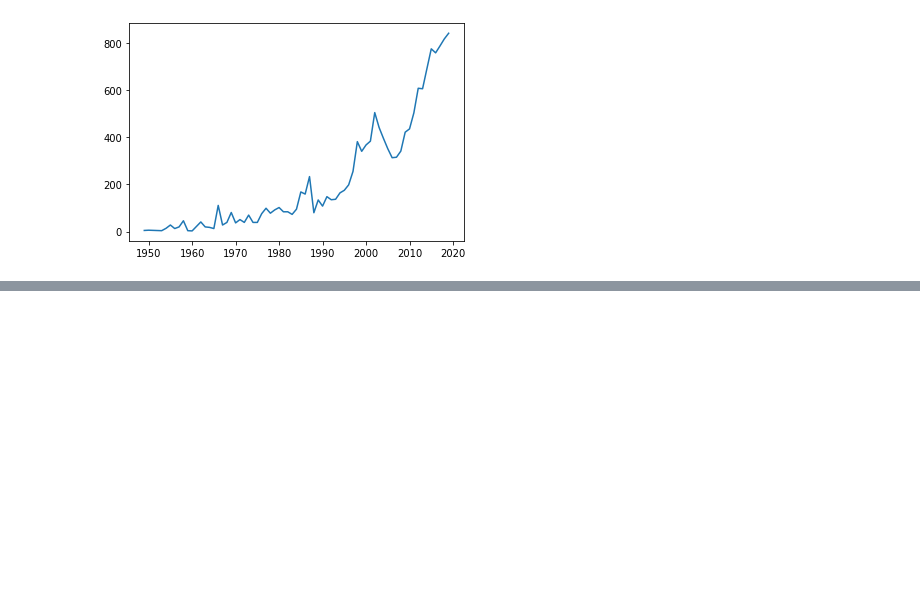
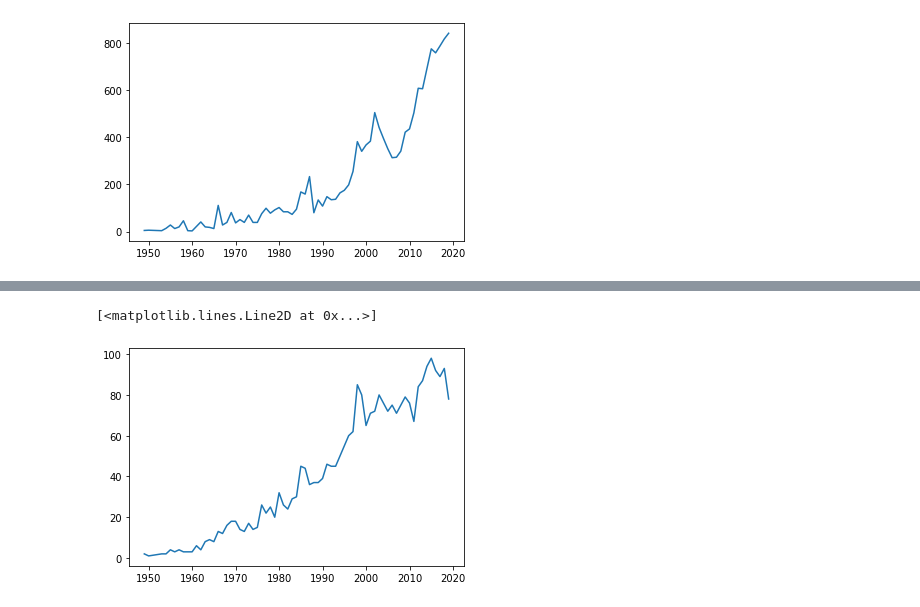
Before and after one commit to Umang32/Lego, a Jupyter notebook: Lego.ipynb, the cells around one changed output, grey strips where cells are left out. Saved outputs shown, nothing was run; the diff lists cells and outputs as text; code cells hidden in the pictures; blank space fills up the shorter version.

```diff
--- a/Lego.ipynb
+++ b/Lego.ipynb
@@ -67,7 +67,7 @@ Name: is_trans, dtype: int64
 <font face="Arial" size="20px"  color = "green" >Sets Data
 </font>
 # %%
-df_sets = pd.read_csv("/Data/sets.csv")
+df_sets = pd.read_csv("Data/sets.csv")
 # %%
 df_sets
 # %% [output]
@@ -195,3 +212,7 @@ plt.plot(sets_by_year)
 # %% [output]
 [<matplotlib.lines.Line2D at 0x...>]
 [figure]
+# %%
+theme_by_year = df_sets.groupby("year").agg({"theme_id": pd.Series.nunique})
+# %%
+theme_by_year.rename(columns= {"theme_id" : "nr_theme"}, inplace= True)
@@ -197,0 +236,7 @@ plt.plot(sets_by_year)
+# %%
+theme_by_year = theme_by_year[:-2]
+# %%
+plt.plot(theme_by_year)
+# %% [output]
+[<matplotlib.lines.Line2D at 0x...>]
+[figure, added]
```
Also changed, not shown: parts of 21 cells of this notebook.
